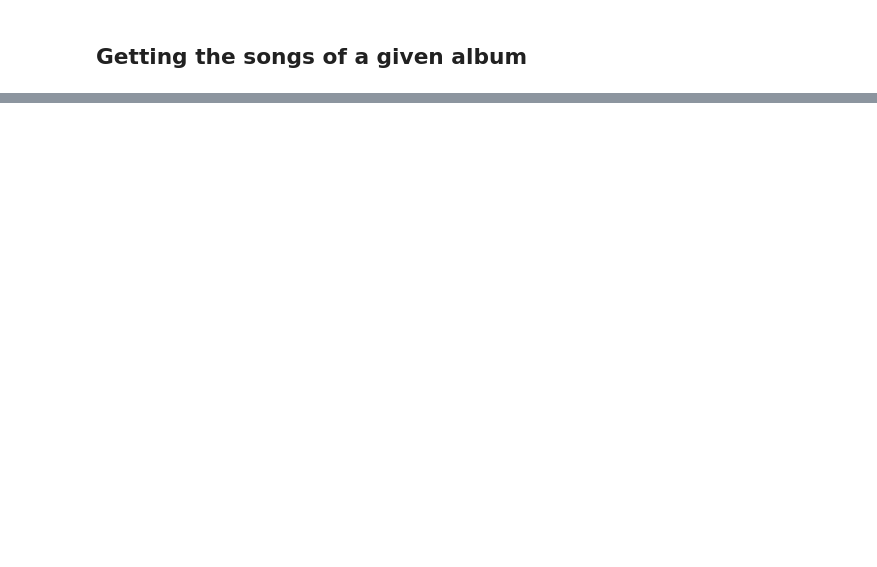
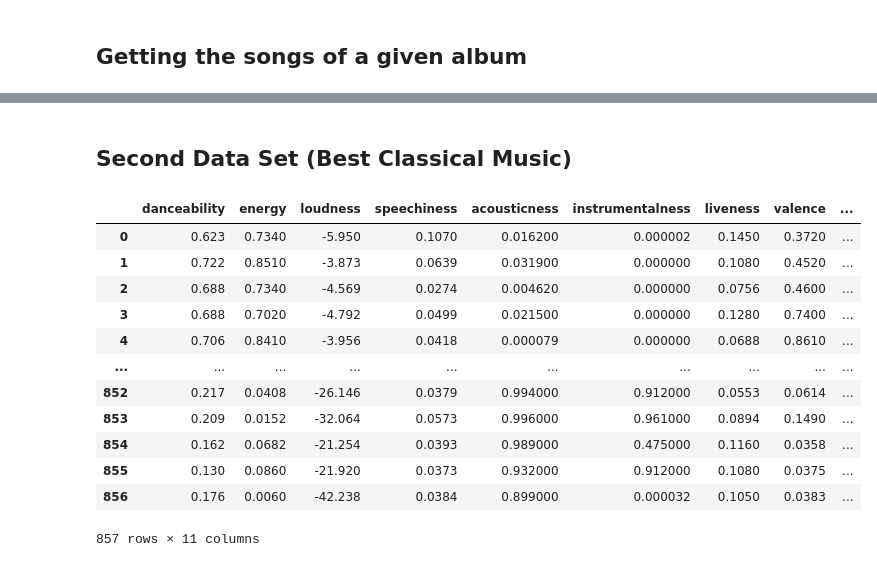
Before and after one commit to esrabecker/Spotify-Song-Recommender, a Jupyter notebook: Spotify_Structure _personal.ipynb, the cells around one changed output, grey strips where cells are left out. Cells and saved outputs as stored; diff of their text form; code cells hidden in the pictures; blank space fills up the shorter version.

```diff
--- a/Spotify_Structure _personal.ipynb
+++ b/Spotify_Structure _personal.ipynb
@@ -586,0 +610,2 @@ len(coldplay_songs)
+# %% [markdown]
+## Second Data Set (Best Classical Music)
@@ -586,0 +621,20 @@ len(coldplay_songs)
+# %%
+song_recommender_df2=pd.DataFrame(list_of_audio_features)
+song_recommender_df2=song_recommender_df2[["danceability","energy","loudness","speechiness","acousticness",
+    "instrumentalness","liveness","valence","tempo","id","duration_ms"]]
+
+song_recommender_df2
+# %% [output]
+|  | danceability | energy | loudness | speechiness | acousticness | instrumentalness | liveness | valence | ... |
+| 0 | 0.623 | 0.7340 | -5.950 | 0.1070 | 0.016200 | 0.000002 | 0.1450 | 0.3720 | ... |
+| 1 | 0.722 | 0.8510 | -3.873 | 0.0639 | 0.031900 | 0.000000 | 0.1080 | 0.4520 | ... |
+| 2 | 0.688 | 0.7340 | -4.569 | 0.0274 | 0.004620 | 0.000000 | 0.0756 | 0.4600 | ... |
+| 3 | 0.688 | 0.7020 | -4.792 | 0.0499 | 0.021500 | 0.000000 | 0.1280 | 0.7400 | ... |
+| 4 | 0.706 | 0.8410 | -3.956 | 0.0418 | 0.000079 | 0.000000 | 0.0688 | 0.8610 | ... |
+| ... | ... | ... | ... | ... | ... | ... | ... | ... | ... |
+| 852 | 0.217 | 0.0408 | -26.146 | 0.0379 | 0.994000 | 0.912000 | 0.0553 | 0.0614 | ... |
+| 853 | 0.209 | 0.0152 | -32.064 | 0.0573 | 0.996000 | 0.961000 | 0.0894 | 0.1490 | ... |
+| 854 | 0.162 | 0.0682 | -21.254 | 0.0393 | 0.989000 | 0.475000 | 0.1160 | 0.0358 | ... |
+| 855 | 0.130 | 0.0860 | -21.920 | 0.0373 | 0.932000 | 0.912000 | 0.1080 | 0.0375 | ... |
+| 856 | 0.176 | 0.0060 | -42.238 | 0.0384 | 0.899000 | 0.000032 | 0.1050 | 0.0383 | ... |
+857 rows × 11 columns
```
Also changed, not shown: parts of 38 cells of this notebook, 10 other files.
